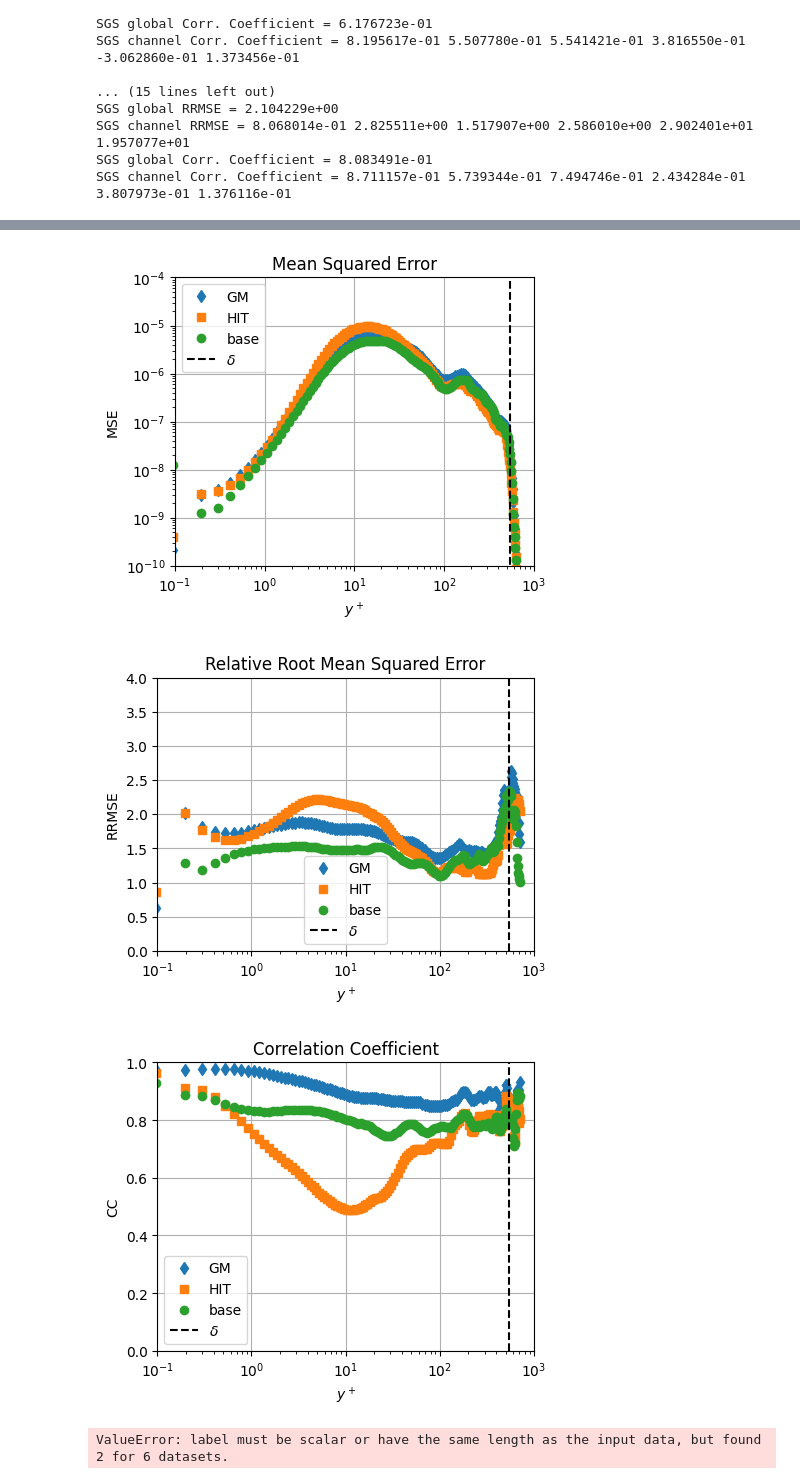
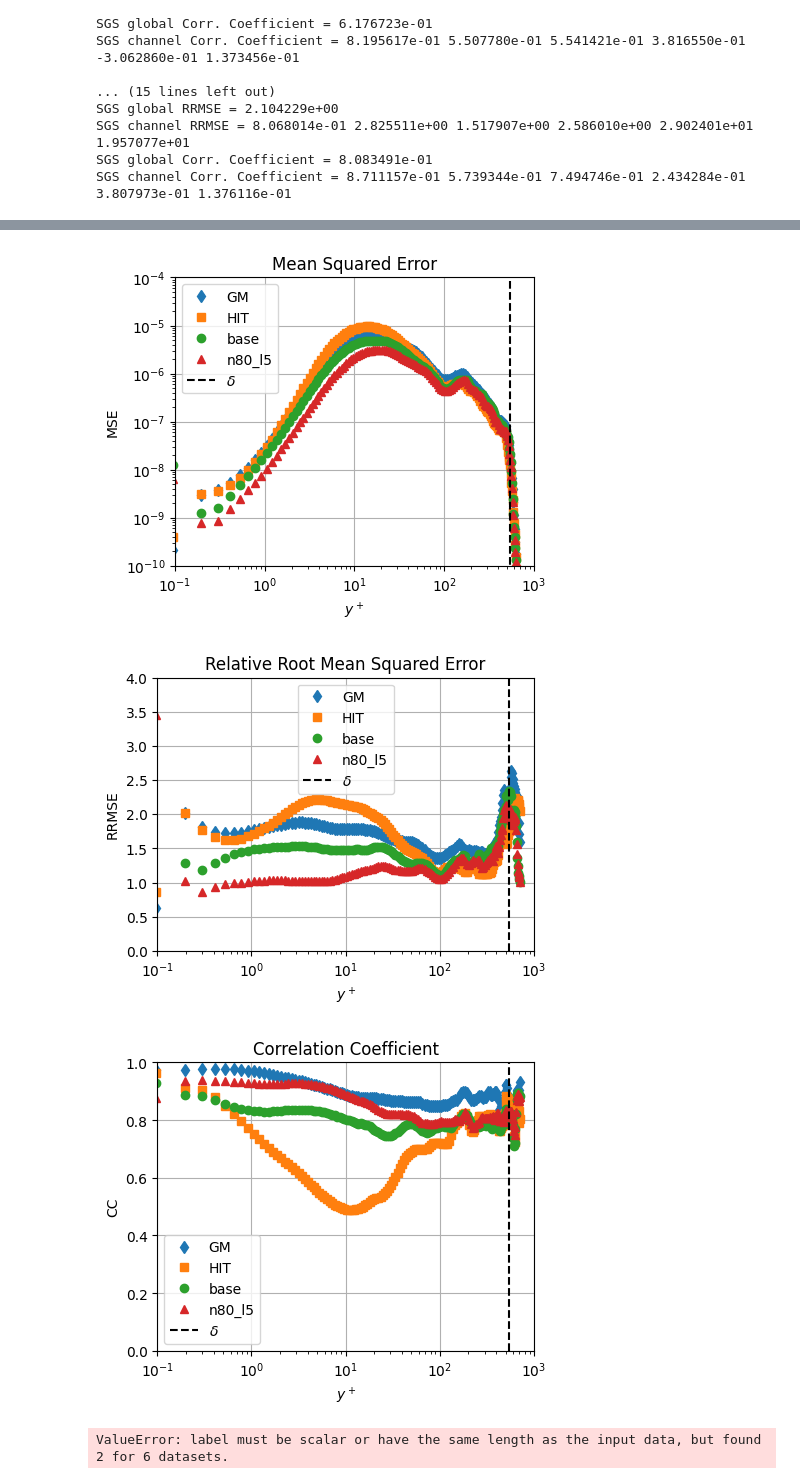
Before and after one commit to rickybalin/CFDML, a Jupyter notebook: train/src/validation/testSGSmodel_all.ipynb, the cells around one changed output, grey strips where cells are left out. Cells and saved outputs as stored; diff of their text form; code cells hidden in the pictures.

Commit message:
More updated to validation notebooks, PASC talk figures

```diff
--- a/train/src/validation/testSGSmodel_all.ipynb
+++ b/train/src/validation/testSGSmodel_all.ipynb
@@ -590,0 +684,14 @@ SGS channel Corr. Coefficient = 8.711157e-01 5.739344e-01 7.494746e-01 2.434284e
+# %%
+base_path = "/Users/rbalin/Documents/Research/ALCF_PostDoc/Conferences/PASC23/FlatPlate/Train/CRS_6-15_4d/"
+data_path = base_path+"validation_data_noDamp_jacobi/FlatPlate_ReTheta1000_6-15_ts29255_6x_noDamp_jacobi_test.vtu"
+scaling = [6, 6, 6]
+model_path = base_path+"models/3n6/NNmodel_60n_3l"
+n60_l3_6 = SGS(data_path, model_path)
+n60_l3_6.load_model()
+polydata = n60_l3_6.compute_data(scaling)
+#polydata = base.load_data()
+#base.compute_transformation(polydata,scaling)
+n60_l3_6.test_global()
+#base.gradient_SGS_model(polydata,scaling)
+crd_y, mse_y_n60_l3_6, rrmse_y_n60_l3_6, cc_y_n60_l3_6 =  n60_l3_6.test_y_layers()
+#base.save_vtk(polydata,model_path+"_predictions.vtu")
@@ -590,0 +710,13 @@ SGS channel Corr. Coefficient = 8.711157e-01 5.739344e-01 7.494746e-01 2.434284e
+# %%
+data_path = base_path+"validation_data_noDamp_jacobi/FlatPlate_ReTheta1000_6-15_ts29255_6x_noDamp_jacobi_test.vtu"
+scaling = [6, 6, 6]
+model_path = base_path+"models/3n6/NNmodel_80n_5l"
+n80_l5_6 = SGS(data_path, model_path)
+n80_l5_6.load_model()
+polydata = n80_l5_6.compute_data(scaling)
+#polydata = base.load_data()
+#base.compute_transformation(polydata,scaling)
+n80_l5_6.test_global()
+#base.gradient_SGS_model(polydata,scaling)
+crd_y, mse_y_n80_l5_6, rrmse_y_n80_l5_6, cc_y_n80_l5_6 =  n80_l5_6.test_y_layers()
+n80_l5_6.save_vtk(polydata,model_path+"_6x_predictions.vtu")
@@ -597,6 +741,7 @@ fig, axs = plt.subplots(nrows=1, ncols=1, figsize=(5, 4))
 axs.plot(yplus, mse_y_GM_6[0], 'd', label="GM")
 axs.plot(yplus, mse_y_HIT_6[0], 's', label="HIT")
 axs.plot(yplus, mse_y_base_6[0], 'o', label="base")
+axs.plot(yplus, mse_y_n80_l5_6[0], '^', label="n80_l5")
 axs.plot([delta, delta], [1.0e-14, 100], 'k--', label="$\delta$")
 axs.set_yscale("log")
 axs.set_xscale("log")
@@ -615,41 +760,43 @@ fig, axs = plt.subplots(nrows=1, ncols=1, figsize=(5, 4))
 axs.plot(yplus, rrmse_y_GM_6[0], 'd', label="GM")
 axs.plot(yplus, rrmse_y_HIT_6[0], 's', label="HIT")
 axs.plot(yplus, rrmse_y_base_6[0], 'o', label="base")
+axs.plot(yplus, rrmse_y_n80_l5_6[0], '^', label="n80_l5")
 axs.plot([delta, delta], [0, 10], 'k--', label="$\delta$")
 #axs.set_yscale("log")
 axs.set_xscale("log")
 axs.grid()
 fig.tight_layout(pad=3.0)
 axs.set_ylabel('RRMSE')
 axs.set_xlabel('$y^+$')
 axs.set_title('Relative Root Mean Squared Error')
 axs.legend()
 axs.set_ylim(bottom=0, top=4)
 axs.set_xlim(left=0.1, right=1000)
 #plt.savefig(fig_name+"_yerrors.png", dpi='figure', format="png")
 plt.show()
 
 fig, axs = plt.subplots(nrows=1, ncols=1, figsize=(5, 4))
 axs.plot(yplus, cc_y_GM_6[0], 'd', label="GM")
 axs.plot(yplus, cc_y_HIT_6[0], 's', label="HIT")
 axs.plot(yplus, cc_y_base_6[0], 'o', label="base")
+axs.plot(yplus, cc_y_n80_l5_6[0], '^', label="n80_l5")
 axs.plot([delta, delta], [0, 1], 'k--', label="$\delta$")
 #axs.set_yscale("log")
 axs.set_xscale("log")
 axs.grid()
 fig.tight_layout(pad=3.0)
 axs.set_ylabel('CC')
 axs.set_xlabel('$y^+$')
 axs.set_title('Correlation Coefficient')
 axs.legend()
 axs.set_ylim(bottom=0, top=1)
 axs.set_xlim(left=0.1, right=1000)
 #plt.savefig(fig_name+"_yerrors.png", dpi='figure', format="png")
 plt.show()
 # %% [output]
-[figure, old version]
+[figure, new version]
-[figure, old version]
+[figure, new version]
-[figure, old version]
+[figure, new version]
 # %%
 nu = 1.25e-5
 uTau = 0.045
```
Also changed, not shown: parts of 12 cells of this notebook, 2 other files.
